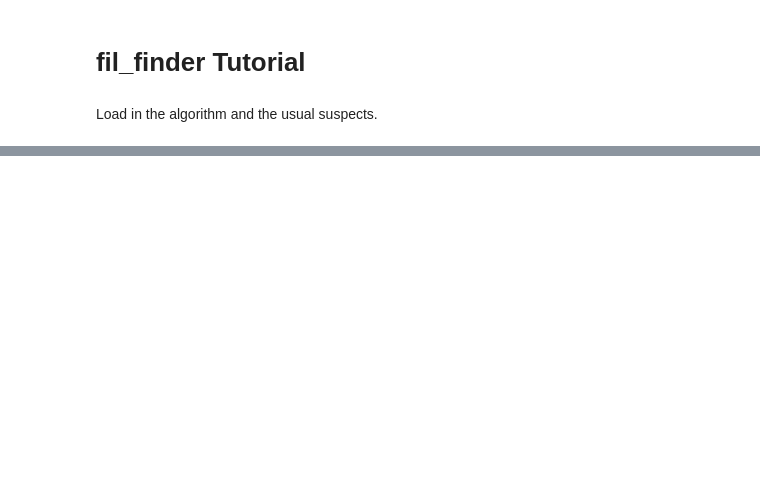
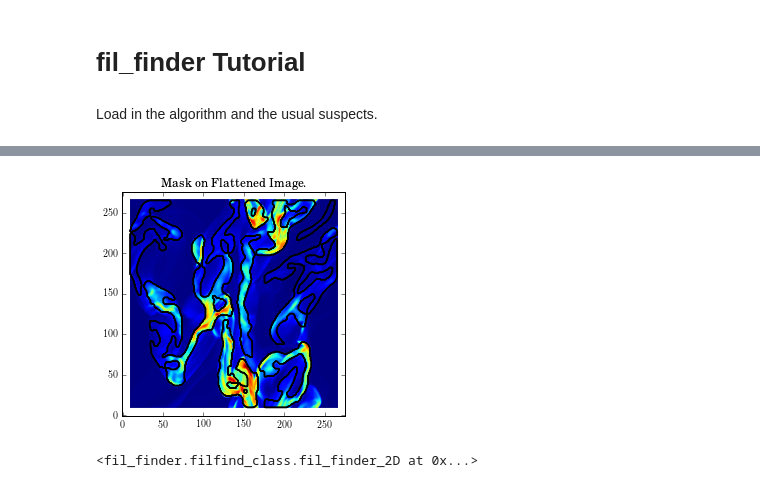
Before and after one commit to e-koch/FilFinder, a Jupyter notebook: examples/fil_finder Tutorial.ipynb, the cells around one changed output, grey strips where cells are left out. Saved outputs shown, nothing was run; the diff lists cells and outputs as text; code cells hidden in the pictures; blank space fills up the shorter version.

```diff
--- a/examples/fil_finder Tutorial.ipynb
+++ b/examples/fil_finder Tutorial.ipynb
@@ -43,0 +53,6 @@ The Medial Axis Transform returns the skeleton objects.
+# %%
+fils.mask = None
+fils.create_mask(verbose=True, border_masking=False, adapt_thresh=13.)
+# %% [output]
+[figure, added]
+<fil_finder.filfind_class.fil_finder_2D at 0x...>
```
Also changed, not shown: parts of 36 cells of this notebook.
